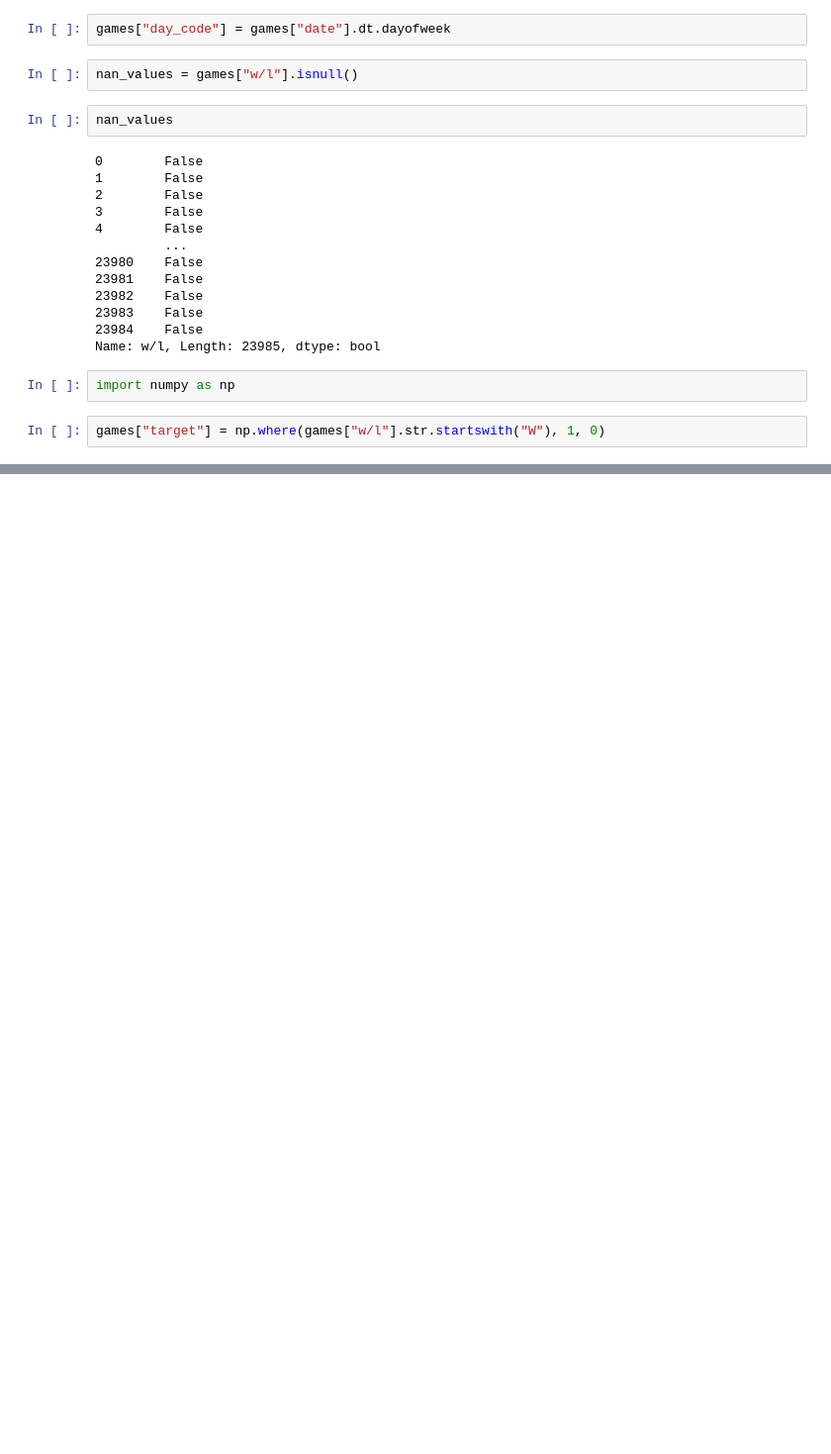
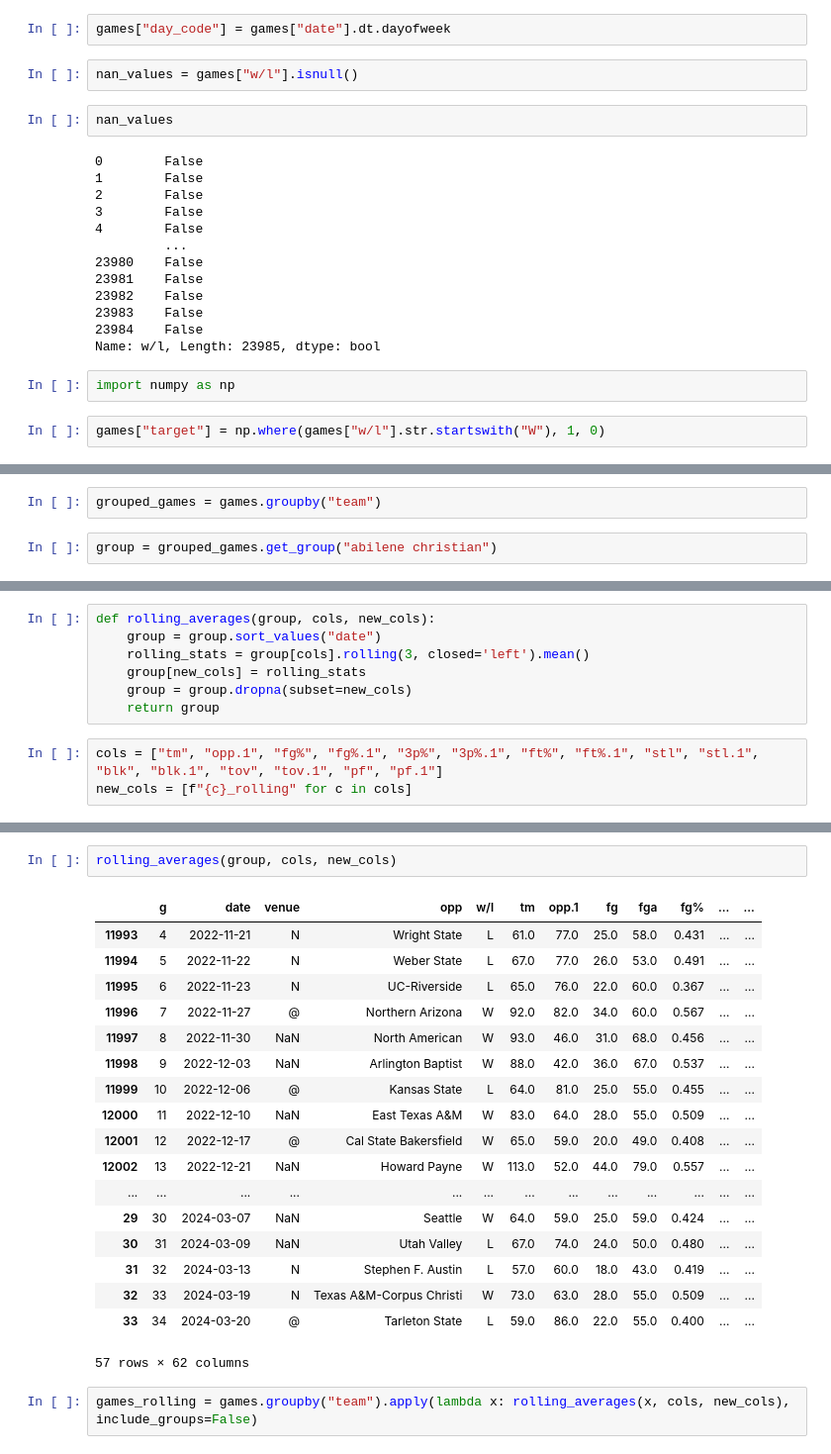
Before and after one commit to crosbymc28/NCAA-ML-Prediction, a Jupyter notebook: NCAA_ML.ipynb, the cells around one changed output, grey strips where cells are left out. Shown at 99% size. Cells and saved outputs as stored; diff of their text form; blank space fills up the shorter version.

```diff
--- a/NCAA_ML.ipynb
+++ b/NCAA_ML.ipynb
@@ -145,0 +176,4 @@ Name: 39, dtype: object
+# %%
+grouped_games = games.groupby("team")
+# %%
+group = grouped_games.get_group("abilene christian")
@@ -145,0 +196,10 @@ Name: 39, dtype: object
+# %%
+def rolling_averages(group, cols, new_cols):
+    group = group.sort_values("date")
+    rolling_stats = group[cols].rolling(3, closed='left').mean()
+    group[new_cols] = rolling_stats
+    group = group.dropna(subset=new_cols)
+    return group
+# %%
+cols = ["tm", "opp.1", "fg%", "fg%.1", "3p%", "3p%.1", "ft%", "ft%.1", "stl", "stl.1", "blk", "blk.1", "tov", "tov.1", "pf", "pf.1"]
+new_cols = [f"{c}_rolling" for c in cols]
@@ -145,0 +225,23 @@ Name: 39, dtype: object
+# %%
+rolling_averages(group, cols, new_cols)
+# %% [output]
+|  | g | date | venue | opp | w/l | tm | opp.1 | fg | fga | fg% | ... | ... |
+| 11993 | 4 | 2022-11-21 | N | Wright State | L | 61.0 | 77.0 | 25.0 | 58.0 | 0.431 | ... | ... |
+| 11994 | 5 | 2022-11-22 | N | Weber State | L | 67.0 | 77.0 | 26.0 | 53.0 | 0.491 | ... | ... |
+| 11995 | 6 | 2022-11-23 | N | UC-Riverside | L | 65.0 | 76.0 | 22.0 | 60.0 | 0.367 | ... | ... |
+| 11996 | 7 | 2022-11-27 | @ | Northern Arizona | W | 92.0 | 82.0 | 34.0 | 60.0 | 0.567 | ... | ... |
+| 11997 | 8 | 2022-11-30 | NaN | North American | W | 93.0 | 46.0 | 31.0 | 68.0 | 0.456 | ... | ... |
+| 11998 | 9 | 2022-12-03 | NaN | Arlington Baptist | W | 88.0 | 42.0 | 36.0 | 67.0 | 0.537 | ... | ... |
+| 11999 | 10 | 2022-12-06 | @ | Kansas State | L | 64.0 | 81.0 | 25.0 | 55.0 | 0.455 | ... | ... |
+| 12000 | 11 | 2022-12-10 | NaN | East Texas A&M | W | 83.0 | 64.0 | 28.0 | 55.0 | 0.509 | ... | ... |
+| 12001 | 12 | 2022-12-17 | @ | Cal State Bakersfield | W | 65.0 | 59.0 | 20.0 | 49.0 | 0.408 | ... | ... |
+| 12002 | 13 | 2022-12-21 | NaN | Howard Payne | W | 113.0 | 52.0 | 44.0 | 79.0 | 0.557 | ... | ... |
+| ... | ... | ... | ... | ... | ... | ... | ... | ... | ... | ... | ... | ... |
+| 29 | 30 | 2024-03-07 | NaN | Seattle | W | 64.0 | 59.0 | 25.0 | 59.0 | 0.424 | ... | ... |
+| 30 | 31 | 2024-03-09 | NaN | Utah Valley | L | 67.0 | 74.0 | 24.0 | 50.0 | 0.480 | ... | ... |
+| 31 | 32 | 2024-03-13 | N | Stephen F. Austin | L | 57.0 | 60.0 | 18.0 | 43.0 | 0.419 | ... | ... |
+| 32 | 33 | 2024-03-19 | N | Texas A&M-Corpus Christi | W | 73.0 | 63.0 | 28.0 | 55.0 | 0.509 | ... | ... |
+| 33 | 34 | 2024-03-20 | @ | Tarleton State | L | 59.0 | 86.0 | 22.0 | 55.0 | 0.400 | ... | ... |
+57 rows × 62 columns
+# %%
+games_rolling = games.groupby("team").apply(lambda x: rolling_averages(x, cols, new_cols), include_groups=False)
```
Also changed, not shown: parts of 27 cells of this notebook, 1 other file.
